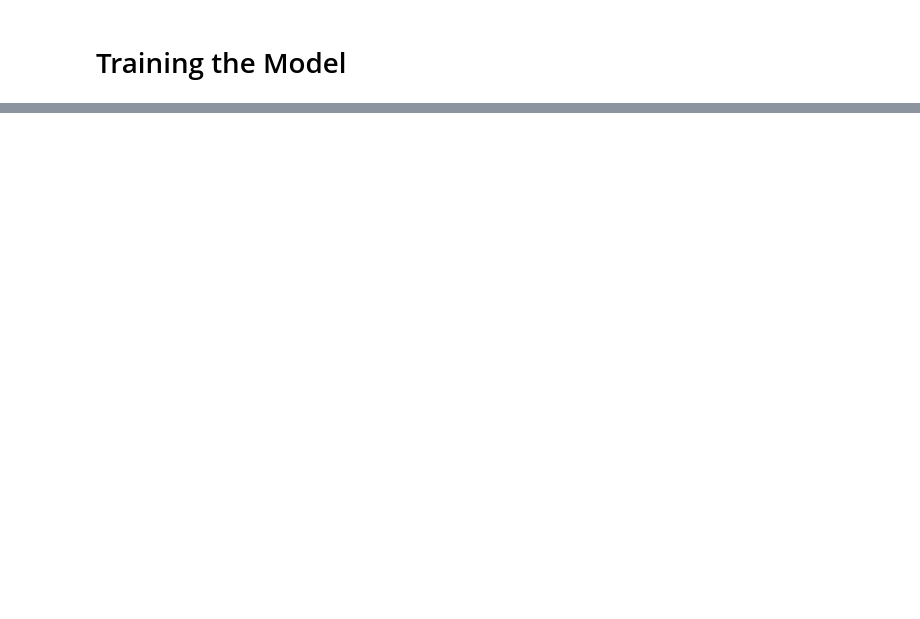
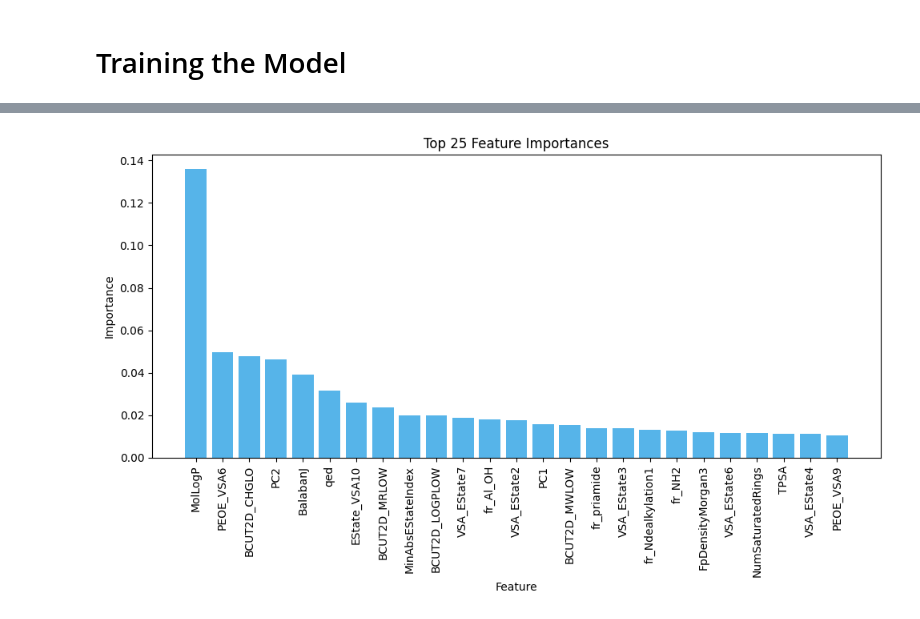
Before and after one commit to MauJunSensei/bsc-thesis, a Jupyter notebook: Proteomics/CycPeptMPDB/notebooks/rf_descriptor.ipynb, the cells around one changed output, grey strips where cells are left out. Drawn from its saved outputs; the diff is of its cells as text; code cells hidden in the pictures; blank space fills up the shorter version.

```diff
--- a/Proteomics/CycPeptMPDB/notebooks/rf_descriptor.ipynb
+++ b/Proteomics/CycPeptMPDB/notebooks/rf_descriptor.ipynb
@@ -289,13 +231,11 @@ plt.show()
 # %%
 from sklearn.model_selection import train_test_split
 from sklearn.preprocessing import StandardScaler
-from sklearn.feature_selection import SelectFromModel
 
 # Define pipeline
 from sklearn.pipeline import Pipeline
 from sklearn.ensemble import RandomForestRegressor
-from sklearn.impute import SimpleImputer
-from sklearn.decomposition import PCA
+from sklearn.metrics import root_mean_squared_error, mean_absolute_error, r2_score
 
 pipeline = Pipeline([
 	('scaler', StandardScaler()),
@@ -303,14 +243,14 @@ pipeline = Pipeline([
 ])
 
 # Split data
-X_train, X_test, y_train, y_test = train_test_split(features[final_features], target, test_size=0.2, random_state=42)
+X_train, X_test, y_train, y_test = train_test_split(features, target, test_size=0.2, random_state=42)
 
 # Fit pipeline
 pipeline.fit(X_train, y_train)
 
 # Predict
 # Ensemble averaging: train several RFs on different seeds and average predictions
-n_ensemble = 10
+n_ensemble = 20
 ensemble_preds = []
 
 for seed in range(n_ensemble):
@@ -327,3 +267,20 @@ for seed in range(n_ensemble):
 
 # Average predictions
 y_pred = np.mean(ensemble_preds, axis=0)
+
+# Calculate standard deviation of ensemble predictions for each sample
+y_std = np.std(ensemble_preds, axis=0)
+print(f"Mean prediction std across test set: {y_std.mean():.4f}")
+
+# Print metrics for ensemble predictions
+
+rmse = root_mean_squared_error(y_test, y_pred)
+mae = mean_absolute_error(y_test, y_pred)
+mape = (abs((y_test - y_pred) / y_test).mean()) * 100
+r2 = r2_score(y_test, y_pred)
+
+print("Ensemble Test set performance:")
+print(f"RMSE: {rmse:.4f}")
+print(f"MAE: {mae:.4f}")
+print(f"MAPE: {mape:.2f}%")
+print(f"R2: {r2:.4f}")
@@ -373,0 +294,22 @@ R2: 0.6155
+# %%
+import matplotlib.pyplot as plt
+
+# Print feature importances from the ensemble_pipeline's RandomForestRegressor
+importances = ensemble_pipeline.named_steps['regressor'].feature_importances_
+feature_names = features.columns
+
+feature_importance_df = pd.DataFrame({
+    'Feature': feature_names,
+    'Importance': importances
+}).sort_values(by='Importance', ascending=False).reset_index(drop=True)
+
+plt.figure(figsize=(10, 6))
+plt.bar(feature_importance_df['Feature'][:25], feature_importance_df['Importance'][:25], color='#56B4E9')
+plt.xticks(rotation=90)
+plt.title('Top 25 Feature Importances')
+plt.ylabel('Importance')
+plt.xlabel('Feature')
+plt.tight_layout()
+plt.show()
+# %% [output]
+[figure, added]
```
Also changed, not shown: parts of 8 cells of this notebook, 6 other files.
